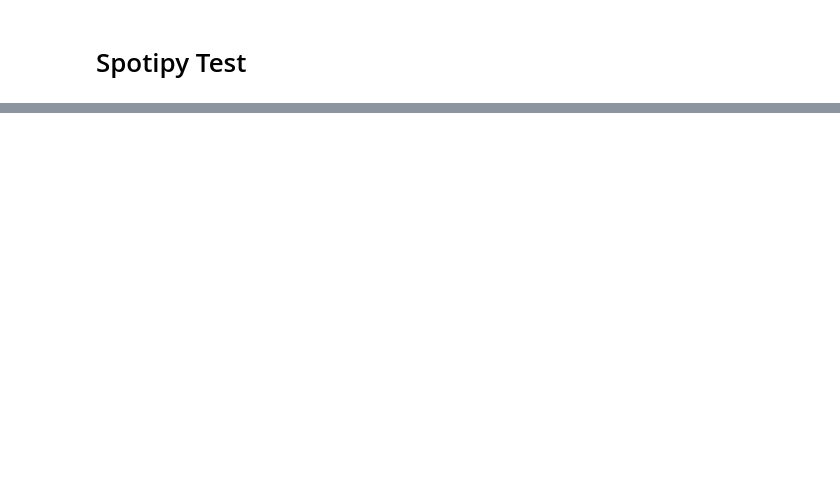
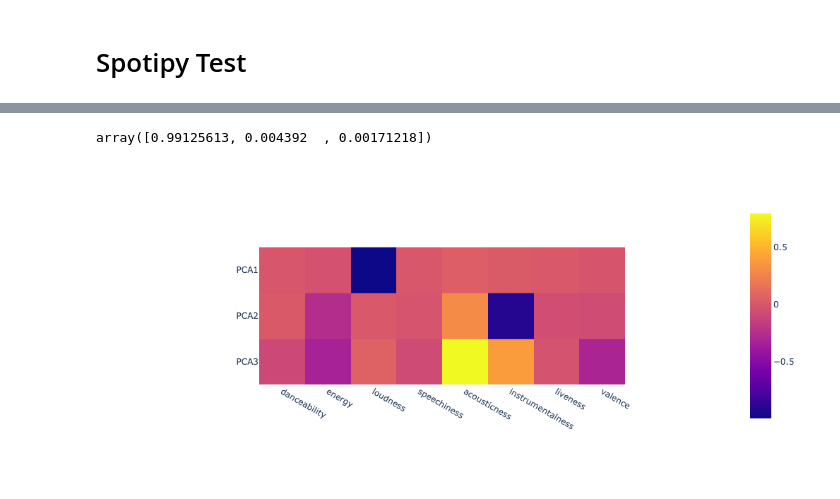
Before and after one commit to ChiaraMasiero/musixplore, a Jupyter notebook: test.ipynb, the cells around one changed output, grey strips where cells are left out. Saved outputs shown, nothing was run; the diff lists cells and outputs as text; code cells hidden in the pictures; blank space fills up the shorter version.

```diff
--- a/test.ipynb
+++ b/test.ipynb
@@ -71,0 +70,6 @@ dict_keys(['num_samples', 'duration', 'sample_md5', 'offset_seconds', 'window_se
+# %%
+for g in all_genres:
+    top_tracks_df[g] = top_tracks_df['genres'].apply(lambda x: 1 if g in x else 0)
+# %%
+audio_features = ['danceability','energy','loudness',
+  'speechiness','acousticness','instrumentalness','liveness', 'valence']
@@ -71,0 +89,16 @@ dict_keys(['num_samples', 'duration', 'sample_md5', 'offset_seconds', 'window_se
+# %%
+audio_features_df = top_tracks_df[audio_features]
+# %%
+dim_reductor = PCA(n_components=3, whiten=True)
+reduced_dims = dim_reductor.fit_transform(audio_features_df.values)
+# %%
+dim_reductor.explained_variance_ratio_
+# %% [output]
+array([0.99125613, 0.004392  , 0.00171218])
+# %%
+components_df = pd.DataFrame(dim_reductor.components_)
+components_df.columns = audio_features
+components_df.index = ['PCA1', 'PCA2', 'PCA3']
+px.imshow(components_df)
+# %% [output]
+[figure, added]
```
Also changed, not shown: parts of 24 cells of this notebook.
